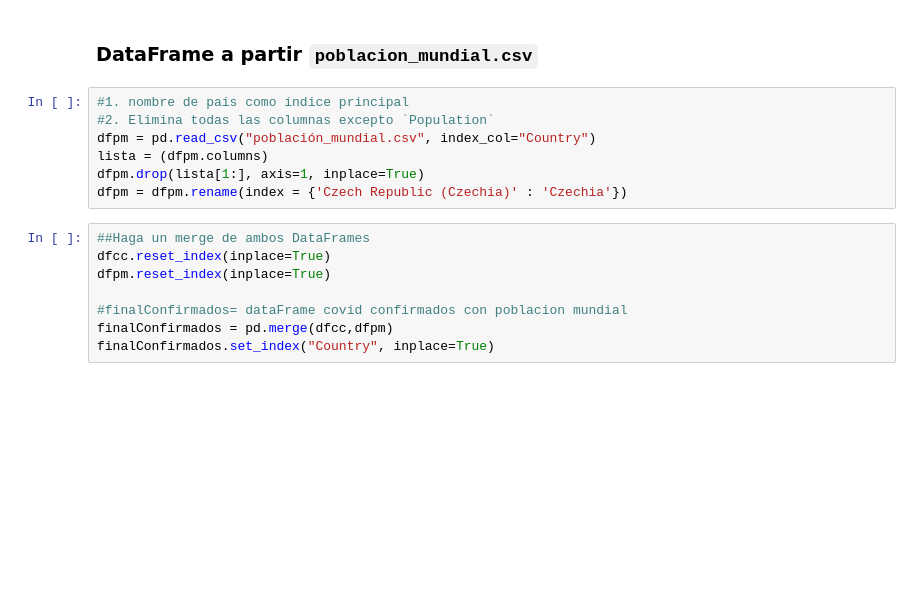
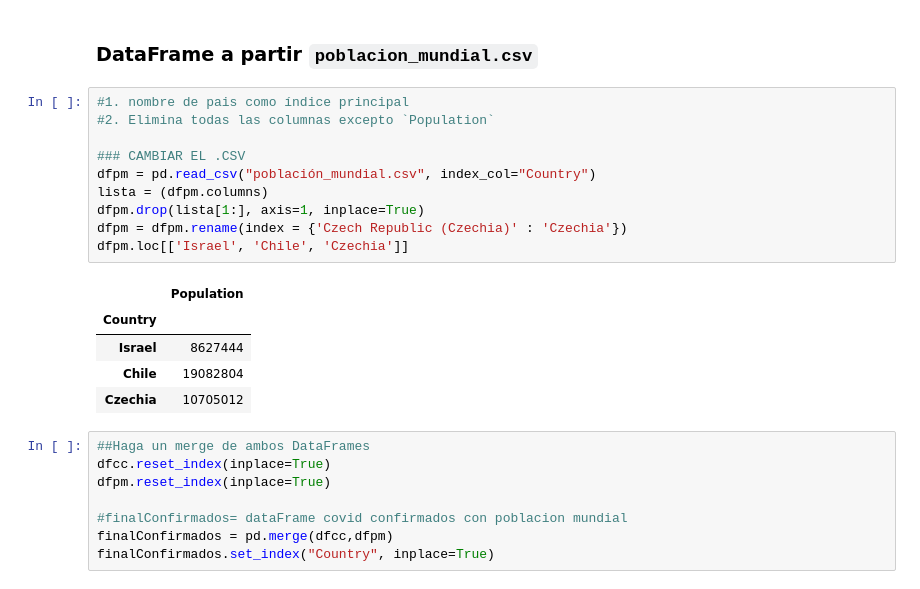
Before and after one commit to hiawvp/INFO147_TAREA01, a Jupyter notebook: info147_tarea1_ruiz_vasquez.ipynb, the cells around one changed output. Drawn from its saved outputs; the diff is of its cells as text; blank space fills up the shorter version.

Commit message:
Analisis Chile vs 2

```diff
--- a/info147_tarea1_ruiz_vasquez.ipynb
+++ b/info147_tarea1_ruiz_vasquez.ipynb
@@ -106,10 +106,19 @@ dfcc = dfcc.groupby(["Country"]).sum()
 # %%
 #1. nombre de pais como índice principal
 #2. Elimina todas las columnas excepto `Population`
+
+### CAMBIAR EL .CSV
 dfpm = pd.read_csv("población_mundial.csv", index_col="Country")
 lista = (dfpm.columns)
 dfpm.drop(lista[1:], axis=1, inplace=True)
 dfpm = dfpm.rename(index = {'Czech Republic (Czechia)' : 'Czechia'})
+dfpm.loc[['Israel', 'Chile', 'Czechia']]
+# %% [output]
+|  | Population |
+| Country |  |
+| Israel | 8627444 |
+| Chile | 19082804 |
+| Czechia | 10705012 |
 # %%
 ##Haga un merge de ambos DataFrames
 dfcc.reset_index(inplace=True)
```
Also changed, not shown: parts of 3 cells of this notebook.
